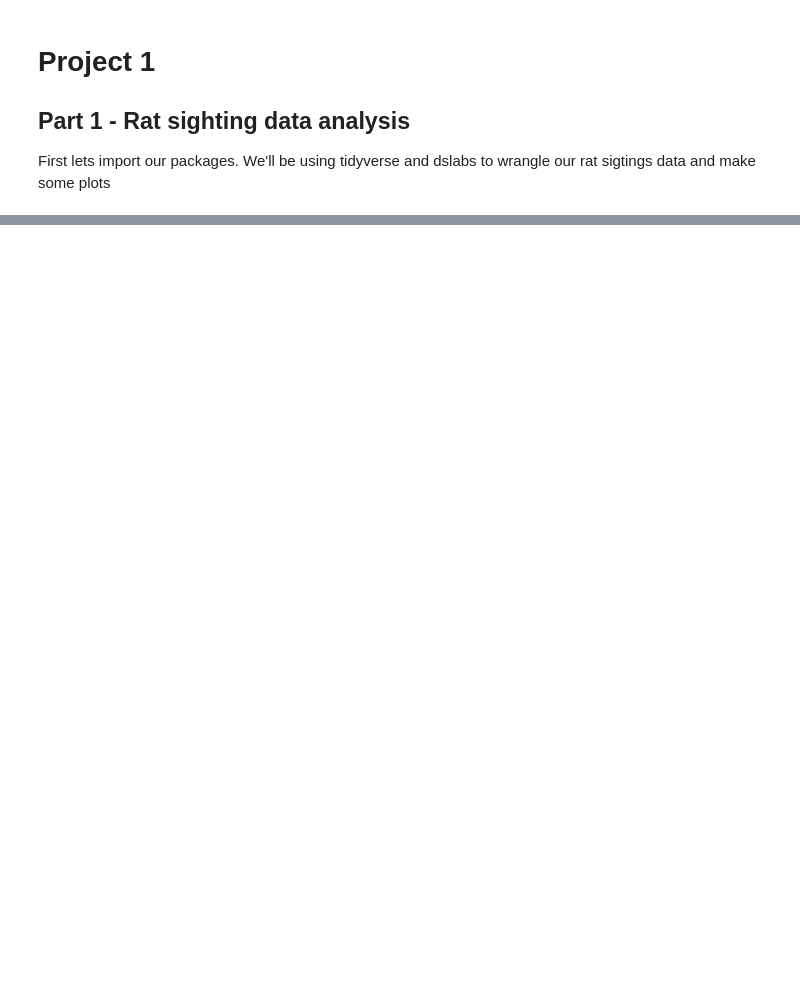
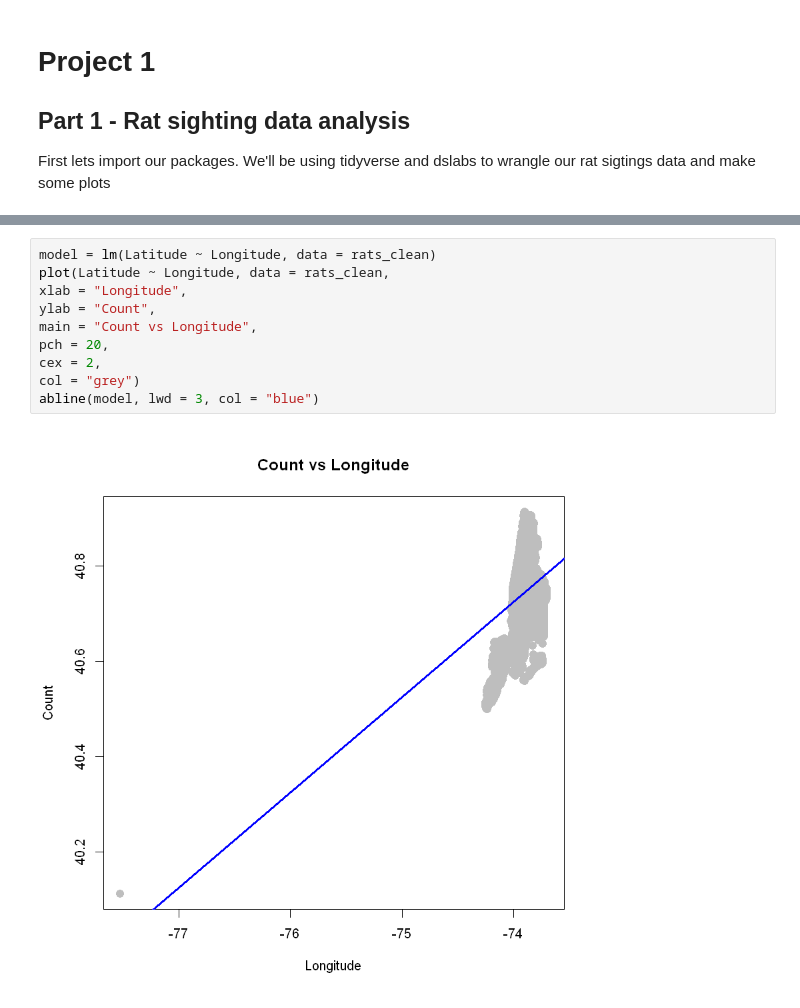
Before and after one commit to isaac-n-friends/Fall2020, a Jupyter notebook: SSC442/Project_1.ipynb, the cells around one changed output, grey strips where cells are left out. Drawn from its saved outputs; the diff is of its cells as text; blank space fills up the shorter version.

```diff
--- a/SSC442/Project_1.ipynb
+++ b/SSC442/Project_1.ipynb
@@ -18,0 +226,12 @@ Warning message:
+# %%
+model = lm(Latitude ~ Longitude, data = rats_clean)
+plot(Latitude ~ Longitude, data = rats_clean,
+xlab = "Longitude",
+ylab = "Count",
+main = "Count vs Longitude",
+pch = 20,
+cex = 2,
+col = "grey")
+abline(model, lwd = 3, col = "blue")
+# %% [output]
+[figure, added]
```
Also changed, not shown: parts of 27 cells of this notebook, 3 other files.
